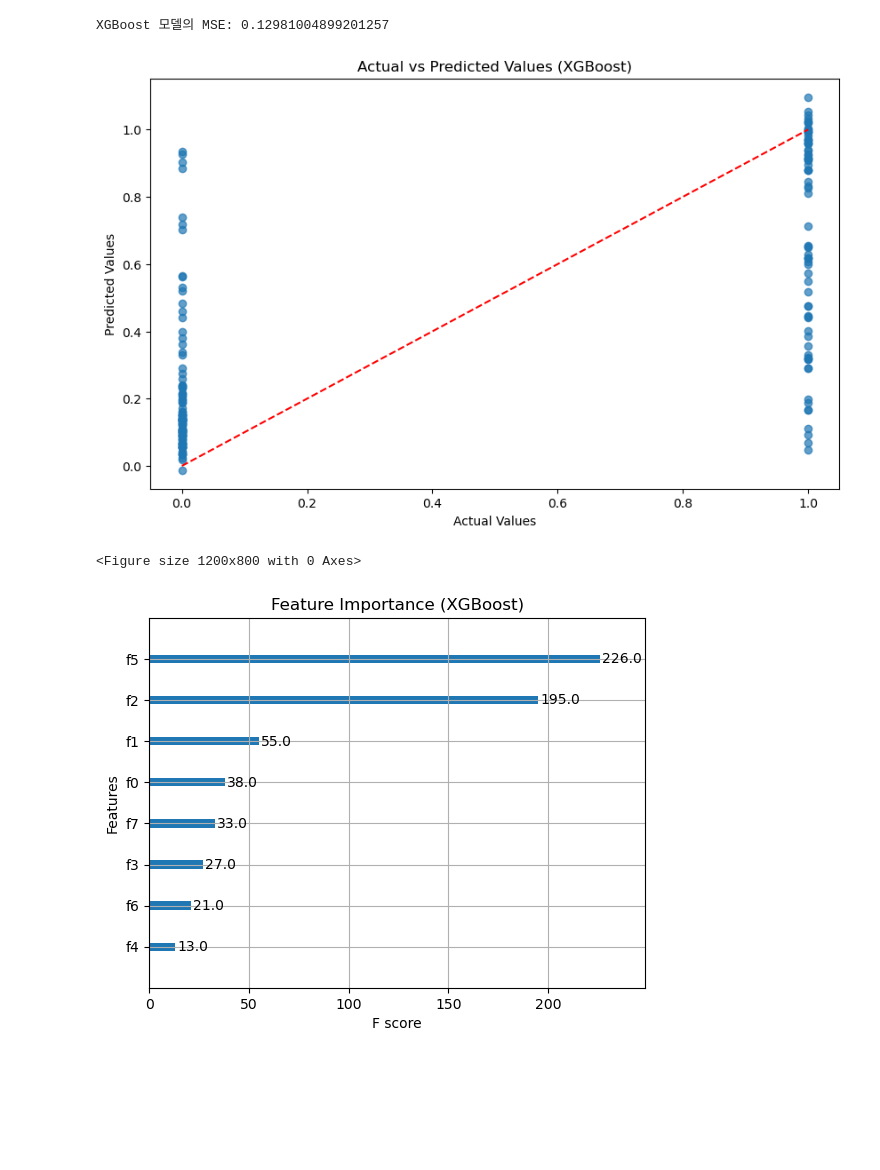
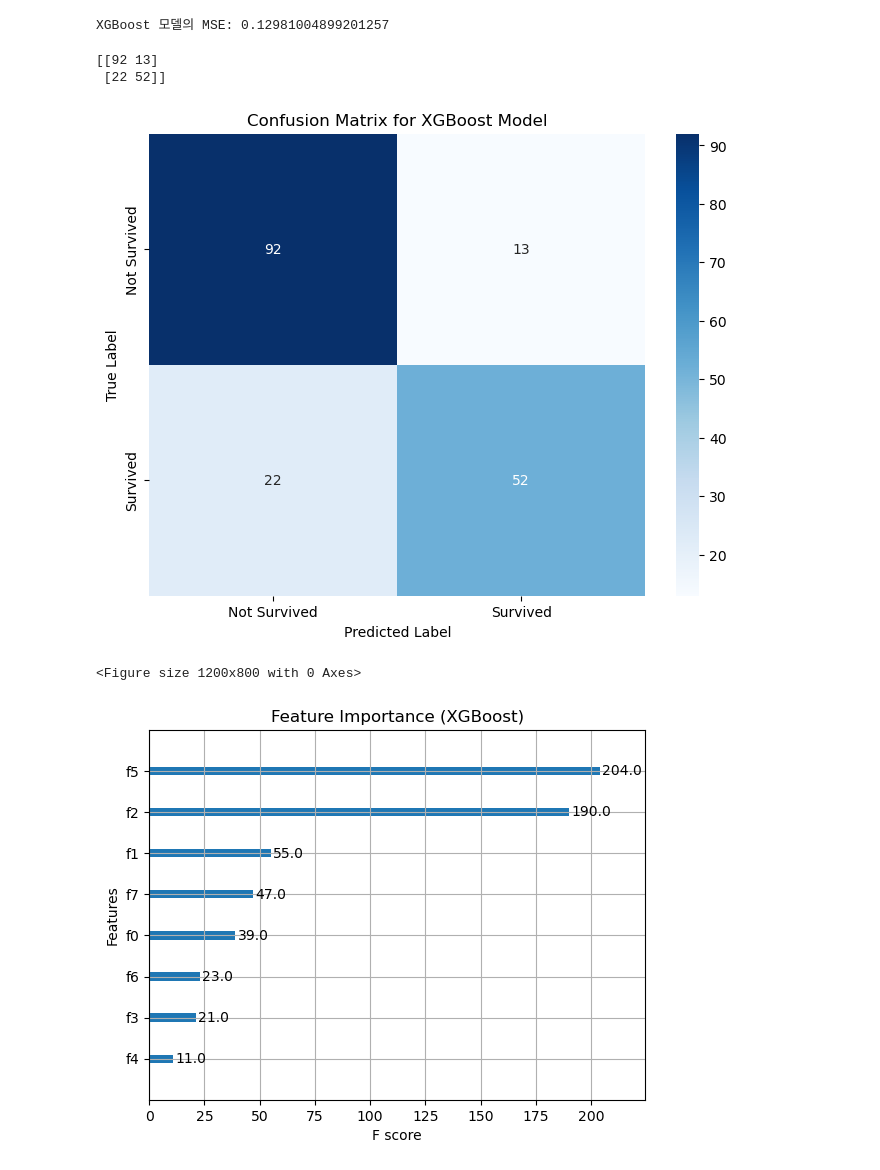
Before and after one commit to PSG4160/6can-do-it, a Jupyter notebook: 바균지이/assignment_yj.ipynb, the cells around one changed output. Cells and saved outputs as stored; diff of their text form; code cells hidden in the pictures; blank space fills up the shorter version.

```diff
--- a/바균지이/assignment_yj.ipynb
+++ b/바균지이/assignment_yj.ipynb
@@ -257,22 +265,51 @@ mse_xgb = mean_squared_error(y_test, y_pred_xgb)
 print(f'XGBoost 모델의 MSE: {mse_xgb}')
 # %% [output]
 XGBoost 모델의 MSE: 0.12981004899201257
-# %%
-# 예측 결과와 실제 값을 비교하는 산점도 시각화
-plt.figure(figsize=(10, 6))
-plt.scatter(y_test, y_pred_xgb, alpha=0.7)
-plt.plot([y_test.min(), y_test.max()], [y_test.min(), y_test.max()], 'r--')  # 대각선 추가
-plt.xlabel('Actual Values')
-plt.ylabel('Predicted Values')
-plt.title('Actual vs Predicted Values (XGBoost)')
-plt.show()
-
-# XGBoost의 특성 중요도 시각화
-plt.figure(figsize=(12, 8))
-xgb.plot_importance(xgb_model, importance_type='weight', max_num_features=10)
-plt.title('Feature Importance (XGBoost)')
-plt.show()
-# %% [output]
-[figure, removed]
-<Figure size 1200x800 with 0 Axes>
-[figure, removed]
+# %%
+import matplotlib.pyplot as plt
+import seaborn as sns
+from sklearn.metrics import confusion_matrix
+
+# XGBoost 모델을 분류기로 변경
+from xgboost import XGBClassifier
+
+# 모델 생성 (XGBoost Classifier)
+xgb_model = XGBClassifier(n_estimators=100, learning_rate=0.1, max_depth=3, random_state=42)
+xgb_model.fit(X_train_scaled, y_train)
+
+# 예측
+y_pred_xgb = xgb_model.predict(X_test_scaled)
+
+# 혼동 행렬 계산
+cm_xgb = confusion_matrix(y_test, y_pred_xgb)
+
+print(cm_xgb)
+
+# 혼동 행렬 시각화
+plt.figure(figsize=(8, 6))
+sns.heatmap(cm_xgb, annot=True, fmt='d', cmap='Blues',
+             xticklabels=['Not Survived', 'Survived'],
+             yticklabels=['Not Survived', 'Survived'])
+plt.xlabel('Predicted Label')
+plt.ylabel('True Label')
+plt.title('Confusion Matrix for XGBoost Model')
+plt.show()
+# %% [output]
+[[92 13]
+ [22 52]]
+[figure, added]
+# %%
+import xgboost as xgb
+import matplotlib.pyplot as plt
+
+# xgb_model = XGBClassifier(n_estimators=100, learning_rate=0.1, max_depth=3, random_state=42)
+# xgb_model.fit(X_train_scaled, y_train)
+
+# 특성 중요도 시각화
+plt.figure(figsize=(12, 8))
+xgb.plot_importance(xgb_model, importance_type='weight', max_num_features=10)
+plt.title('Feature Importance (XGBoost)')
+plt.show()
+# %% [output]
+<Figure size 1200x800 with 0 Axes>
+[figure, added]
```
Also changed, not shown: parts of 4 cells of this notebook.
